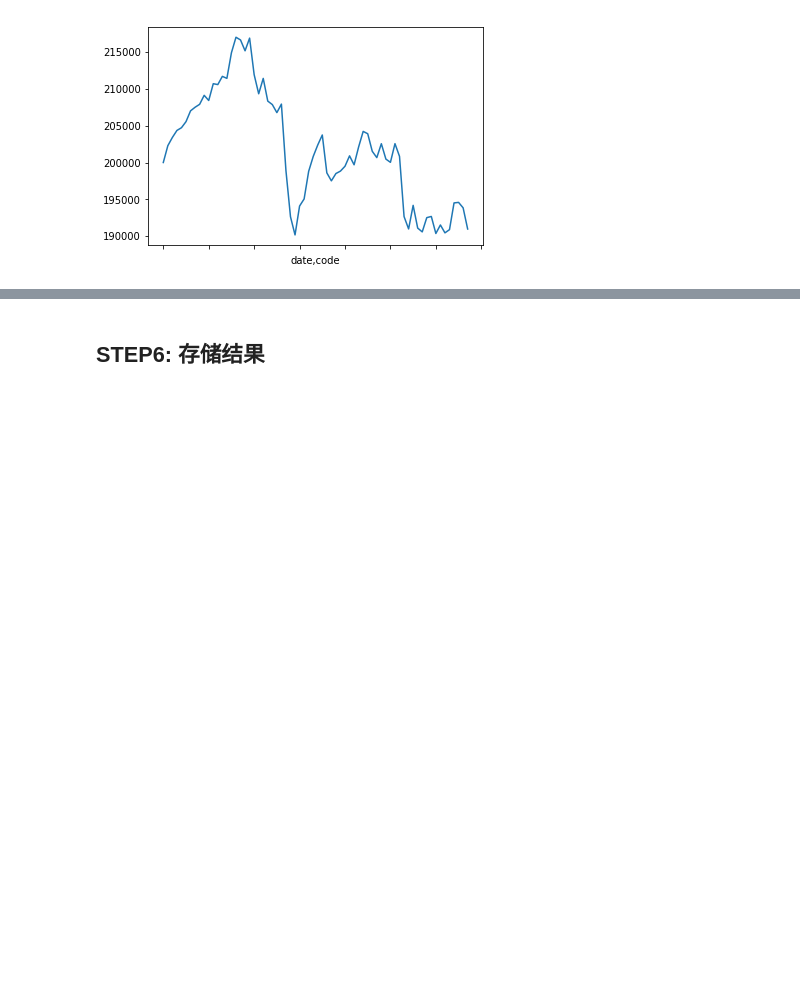
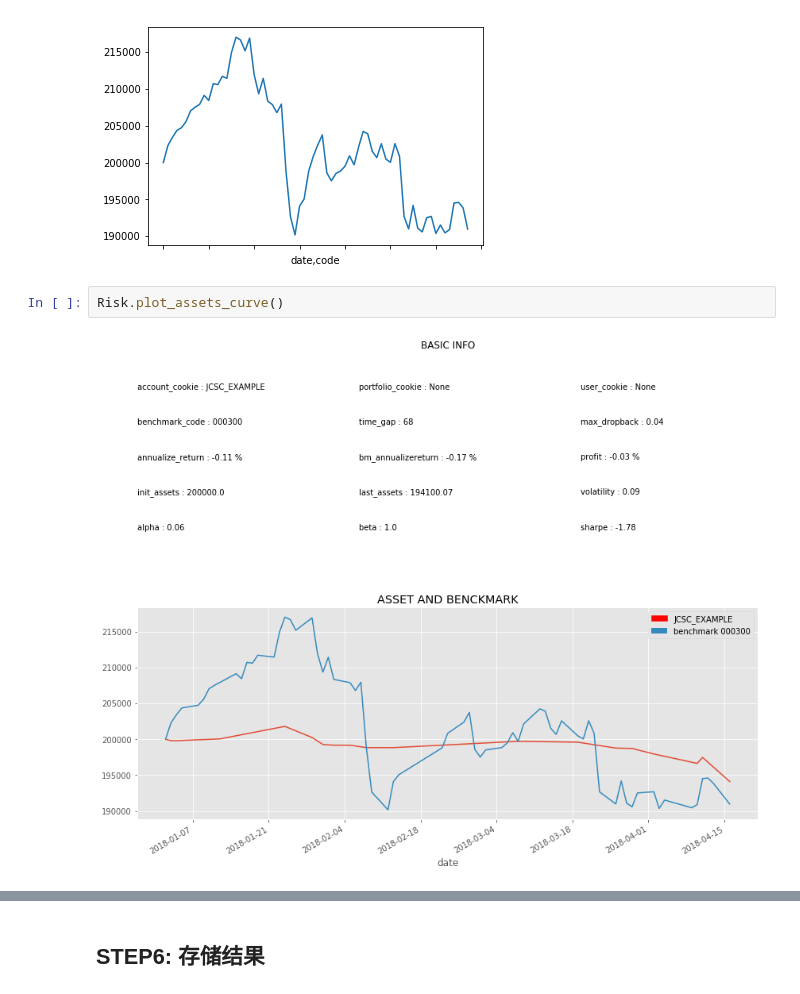
Before and after one commit to yutiansut/QUANTAXIS, a Jupyter notebook: test_backtest/QUANTAXIS回测分析全过程讲解.ipynb, the cells around one changed output, grey strips where cells are left out. Drawn from its saved outputs; the diff is of its cells as text; blank space fills up the shorter version.

```diff
--- a/test_backtest/QUANTAXIS回测分析全过程讲解.ipynb
+++ b/test_backtest/QUANTAXIS回测分析全过程讲解.ipynb
@@ -381,3 +383,7 @@ Risk.benchmark_assets.plot()
 # %% [output]
 <matplotlib.axes._subplots.AxesSubplot at 0x...>
 [figure]
+# %%
+Risk.plot_assets_curve()
+# %% [output]
+[figure, added]
```
Also changed, not shown: parts of 13 cells of this notebook, 6 other files.
